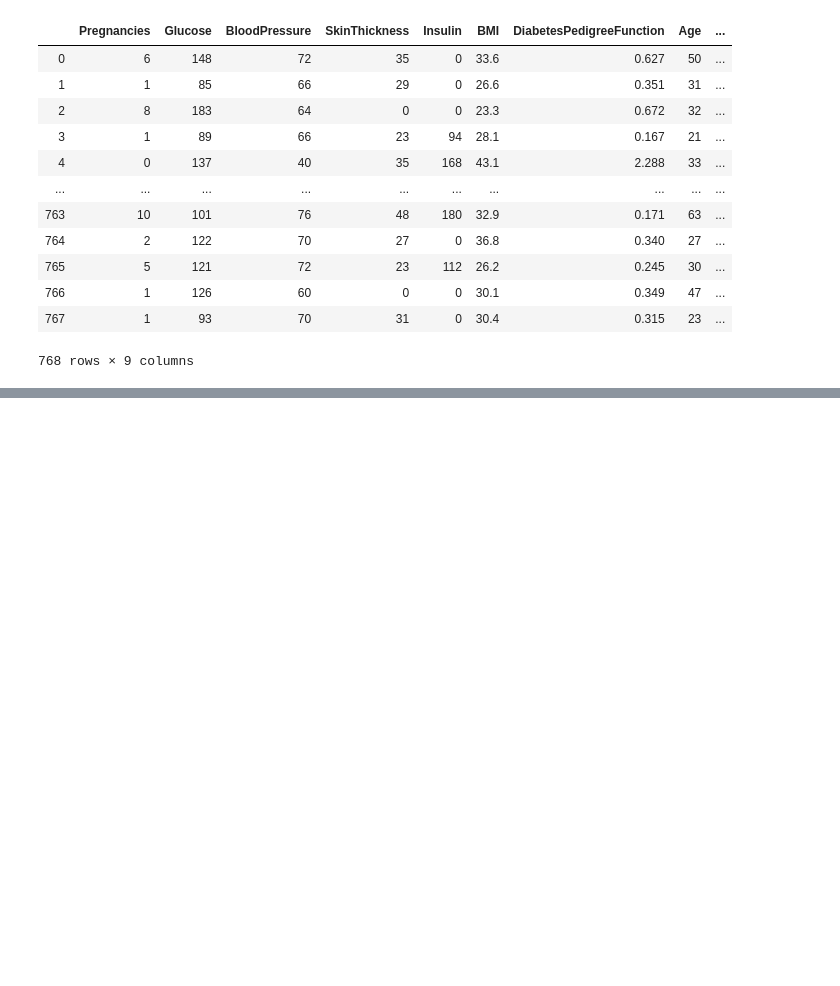
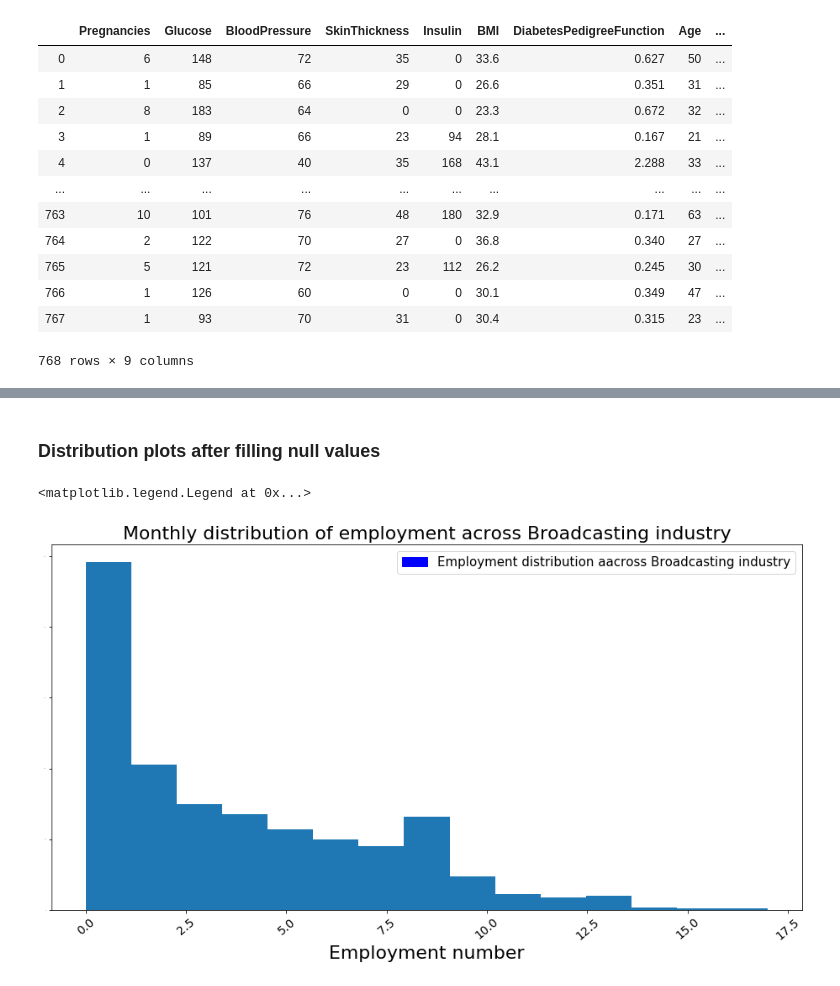
Before and after one commit to Hotlynn2/festman, a Jupyter notebook: Intro to DS.ipynb, the cells around one changed output, grey strips where cells are left out. Cells and saved outputs as stored; diff of their text form; code cells hidden in the pictures; blank space fills up the shorter version.

```diff
--- a/Intro to DS.ipynb
+++ b/Intro to DS.ipynb
@@ -21,0 +210,3 @@ data
+# %%
+data.loc[(data['Outcome'] == 0 ) & (data['Glucose'].isnull()), 'Glucose'] = 107
+data.loc[(data['Outcome'] == 1 ) & (data['Glucose'].isnull()), 'Glucose'] = 140
@@ -21,0 +225,3 @@ data
+# %%
+data.loc[(data['Outcome'] == 0 ) & (data['SkinThickness'].isnull()), 'SkinThickness'] = 27
+data.loc[(data['Outcome'] == 1 ) & (data['SkinThickness'].isnull()), 'SkinThickness'] = 32
@@ -21,0 +240,3 @@ data
+# %%
+data.loc[(data['Outcome'] == 0 ) & (data['BloodPressure'].isnull()), 'BloodPressure'] = 70
+data.loc[(data['Outcome'] == 1 ) & (data['BloodPressure'].isnull()), 'BloodPressure'] = 74.5
@@ -21,0 +255,3 @@ data
+# %%
+data.loc[(data['Outcome'] == 0 ) & (data['BMI'].isnull()), 'BMI'] = 30.1
+data.loc[(data['Outcome'] == 1 ) & (data['BMI'].isnull()), 'BMI'] = 34.3
@@ -21,0 +271,18 @@ data
+# %% [markdown]
+### Distribution plots after filling null values
+# %%
+plt.figure(figsize=(16,8))
+plt.hist(data['Pregnancies'], bins =15)
+#plt.plot(years[0], retail_series['Employment'], color = 'b',marker='o', linewidth=1)
+
+plt.xlabel('Employment number', fontsize=22)
+plt.xticks(rotation=40, fontsize = 14)
+#plt.ylabel('Other manufacturing  VS  Other retail', fontsize=22)
+plt.yticks(fontsize = 0.1)
+plt.title('Monthly distribution of employment across Broadcasting industry', fontsize=22)
+#red = patches.Patch(color='blue', label='Other manufacturing')
+blue = patches.Patch(color='blue', label='Employment distribution aacross Broadcasting industry')
+plt.legend(handles=[blue], prop = {'size':15})
+# %% [output]
+<matplotlib.legend.Legend at 0x...>
+[figure, added]
```
Also changed, not shown: parts of 47 cells of this notebook.
